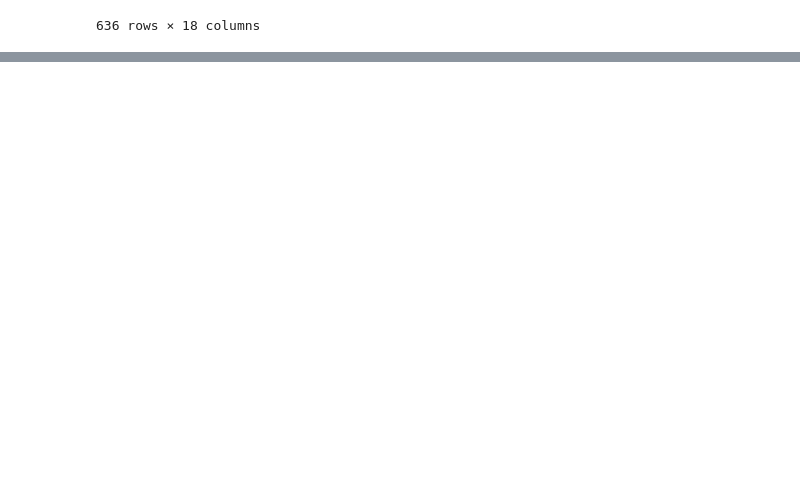
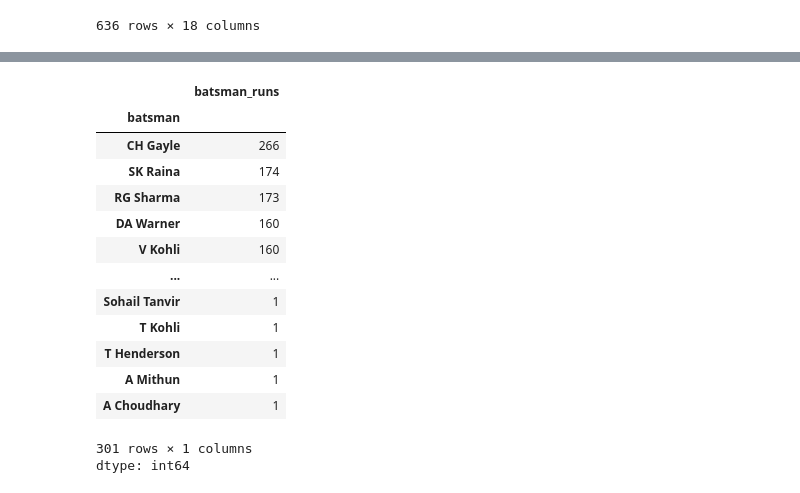
Before and after one commit to kanishqdhangar/machine-learning, a Jupyter notebook: pandas/pandas_1_ipl.ipynb, the cells around one changed output, grey strips where cells are left out. Cells and saved outputs as stored; diff of their text form; code cells hidden in the pictures; blank space fills up the shorter version.

```diff
--- a/pandas/pandas_1_ipl.ipynb
+++ b/pandas/pandas_1_ipl.ipynb
@@ -197,0 +255,20 @@ data.drop_duplicates(subset=['city'])
+# %%
+mask=deliveries['batsman_runs']==6
+six=deliveries[mask]
+six.groupby('batsman')['batsman_runs'].count().sort_values(ascending=False)
+# %% [output]
+|  | batsman_runs |
+| batsman |  |
+| CH Gayle | 266 |
+| SK Raina | 174 |
+| RG Sharma | 173 |
+| DA Warner | 160 |
+| V Kohli | 160 |
+| ... | ... |
+| Sohail Tanvir | 1 |
+| T Kohli | 1 |
+| T Henderson | 1 |
+| A Mithun | 1 |
+| A Choudhary | 1 |
+301 rows × 1 columns
+dtype: int64
```
Also changed, not shown: parts of 14 cells of this notebook.
